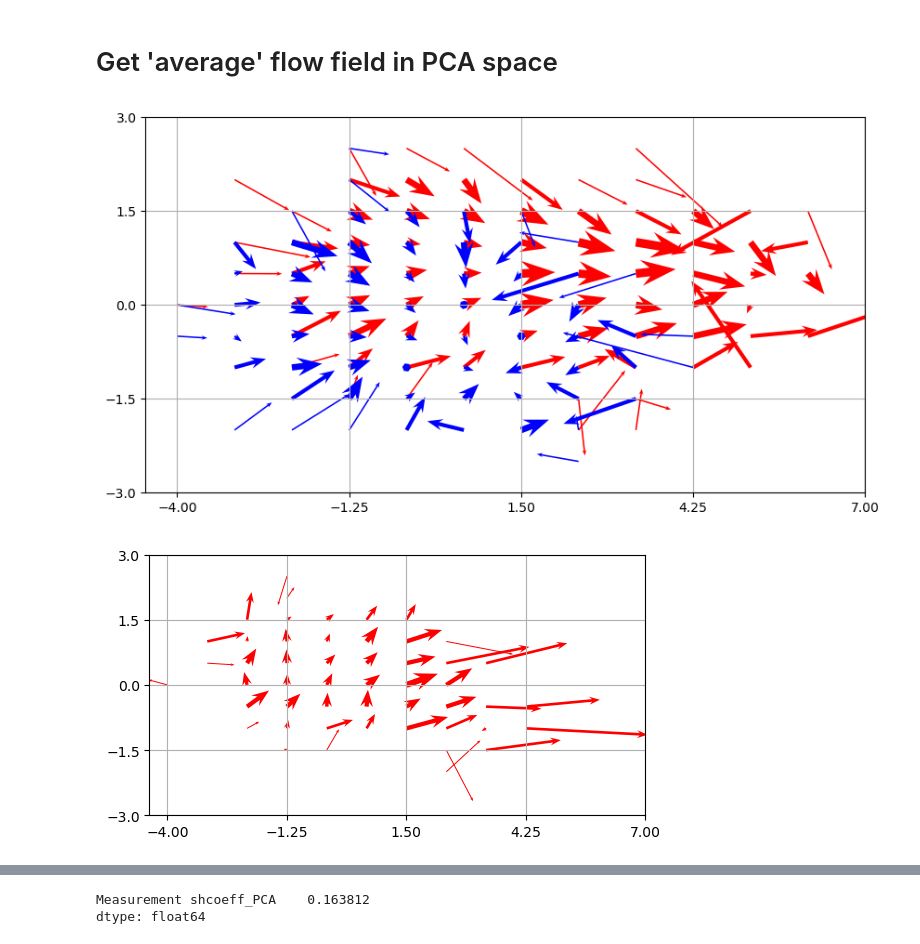
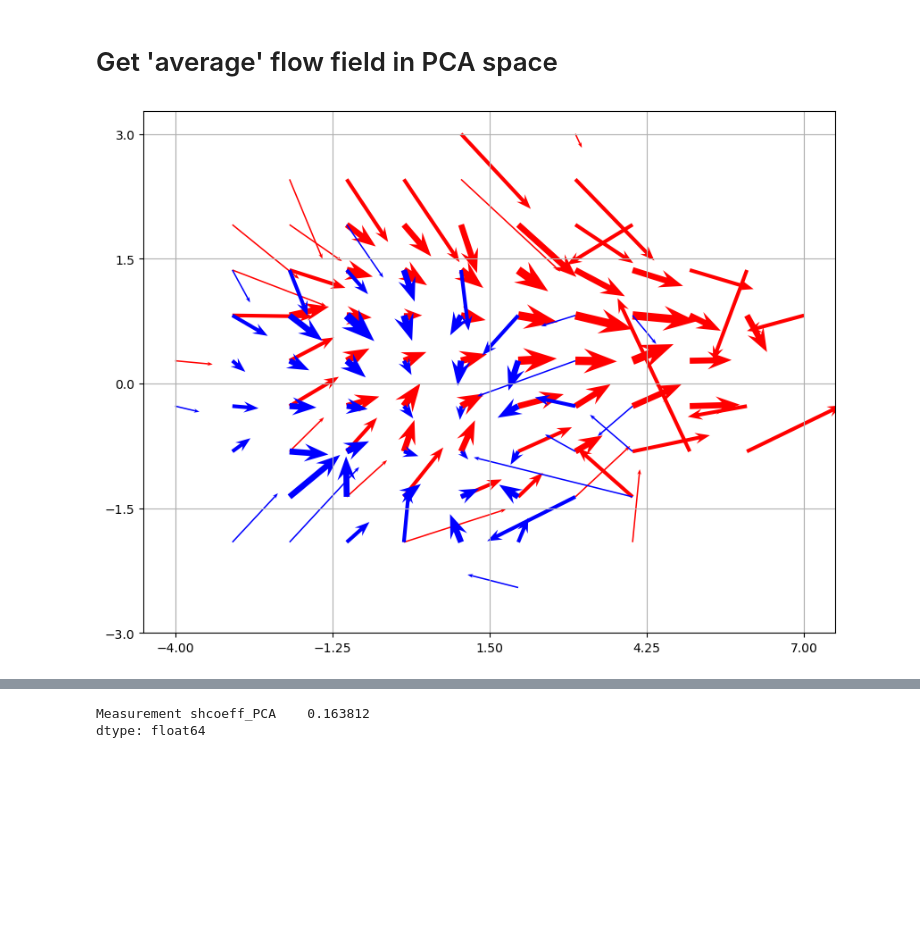
Before and after one commit to xies/mouse_skin_size_control, a Jupyter notebook: differentiation_analysis/morphometrics/visualize_PCA_space.ipynb, the cells around one changed output, grey strips where cells are left out. Drawn from its saved outputs; the diff is of its cells as text; code cells hidden in the pictures; blank space fills up the shorter version.

Commit message:
updates for figures

```diff
--- a/differentiation_analysis/morphometrics/visualize_PCA_space.ipynb
+++ b/differentiation_analysis/morphometrics/visualize_PCA_space.ipynb
@@ -247,54 +336,53 @@ fate_known = basals[basals['Fate known','Meta']]
 born_and_fate_known = fate_known[fate_known['Born','Meta']]
 will_divide = fate_known[fate_known['Will divide','Meta']]
 will_diff = fate_known[fate_known['Will differentiate','Meta']]
 
 # Get grid
 
 k = 0; k_name = f'PC{k}'; k_fieldname=f'shcoeff_{k_name}';
 l = 5; l_name = f'PC{l}'; l_fieldname=f'shcoeff_{l_name}';
 
-Xlim = [-4,7]; Nx = 13
-Ylim = [-3,3]; Ny = 13
+Xlim = [-4,7]; Nx = 12
+Ylim = [-3,3]; Ny = 12
 Xgrid = np.linspace(-4,7,5)
 Ygrid = np.linspace(-3,3,5)
 
 plt.figure(figsize=(10,10))
 
 df_ = will_divide.droplevel(axis=1,level=1)[[k_fieldname,l_fieldname]]
 XX,YY,UU,VV,NN = plot_trajectory_as_streamlines(df_,k_fieldname,l_fieldname,
                                x_bin_edges=Xlim,y_bin_edges=Ylim,Nx=Nx,Ny=Ny)
-# plt.quiver(XX,YY,UU,VV,scale=12,color='r',headwidth=5)
-quiver_n(XX, YY, UU, VV, NN, 2, ax=None, nbins=4,color='r',headaxislength=3)
+# plt.quiver(XX,YY,UU,VV,scale=20,color='r',headwidth=5)
+quiver_n(XX, YY, UU, VV, NN, 1.5, ax=None, nbins=4,color='r',headaxislength=3)
 
 df_ = will_diff.droplevel(axis=1,level=1)[[k_fieldname,l_fieldname]]
 XX,YY,UU,VV,NN = plot_trajectory_as_streamlines(df_,k_fieldname,l_fieldname,
                                x_bin_edges=Xlim,y_bin_edges=Ylim,Nx=Nx,Ny=Ny)
-# plt.quiver(XX,YY,UU,VV,scale=12,color='b',headwidth=5)
-quiver_n(XX, YY, UU, VV, NN, 2, ax=None, nbins=4,color='b',headaxislength=3)
-plt.gca().set_aspect('equal', 'box')
+# plt.quiver(XX,YY,UU,VV,scale=20,color='b',headwidth=5)
+quiver_n(XX, YY, UU, VV, NN, 1.5, ax=None, nbins=4,color='b',headaxislength=3)
+plt.gca().set_aspect(157/108)
 plt.gca().set_xticks(Xgrid);plt.gca().set_yticks(Ygrid)
 plt.grid('both')
 
 plt.savefig(f'/Users/xies/Library/CloudStorage/OneDrive-Stanford/Skin/Mesa et al/Lineage models/Morphospace/pc{k}_pc{l}_quiver.svg')
 
 
-plt.figure()
-df_ = will_divide.droplevel(axis=1,level=1)[[k_fieldname,l_fieldname]]
-XX,YY,UU,VV,NN = plot_trajectory_as_streamlines(df_,k_fieldname,l_fieldname,
-                               x_bin_edges=Xlim,y_bin_edges=Ylim,Nx=Nx,Ny=Ny)
-df_ = will_diff.droplevel(axis=1,level=1)[[k_fieldname,l_fieldname]]
-XX,YY,UU_,VV_,NN_ = plot_trajectory_as_streamlines(df_,k_fieldname,l_fieldname,
-                               x_bin_edges=Xlim,y_bin_edges=Ylim,Nx=Nx,Ny=Ny)
-quiver_n(XX, YY, UU-UU_, VV-VV_, np.minimum(NN,NN_), 2, ax=None, nbins=4,color='r',headaxislength=3)
+# plt.figure()
+# df_ = will_divide.droplevel(axis=1,level=1)[[k_fieldname,l_fieldname]]
+# XX,YY,UU,VV,NN = plot_trajectory_as_streamlines(df_,k_fieldname,l_fieldname,
+#                                x_bin_edges=Xlim,y_bin_edges=Ylim,Nx=Nx,Ny=Ny)
+# df_ = will_diff.droplevel(axis=1,level=1)[[k_fieldname,l_fieldname]]
+# XX,YY,UU_,VV_,NN_ = plot_trajectory_as_streamlines(df_,k_fieldname,l_fieldname,
+#                                x_bin_edges=Xlim,y_bin_edges=Ylim,Nx=Nx,Ny=Ny)
+# quiver_n(XX, YY, UU-UU_, VV-VV_, np.minimum(NN,NN_), 2, ax=None, nbins=4,color='r',headaxislength=3)
 
-plt.gca().set_aspect('equal', 'box')
-plt.gca().set_xticks(Xgrid);plt.gca().set_yticks(Ygrid)
-plt.grid('both')
+# plt.gca().set_aspect('equal', 'box')
+# plt.gca().set_xticks(Xgrid);plt.gca().set_yticks(Ygrid)
+# plt.grid('both')
 
-plt.savefig(f'/Users/xies/Library/CloudStorage/OneDrive-Stanford/Skin/Mesa et al/Lineage models/Morphospace/diff_pc{k}_pc{l}_quiver.svg')
+# plt.savefig(f'/Users/xies/Library/CloudStorage/OneDrive-Stanford/Skin/Mesa et al/Lineage models/Morphospace/diff_pc{k}_pc{l}_quiver.svg')
 # %% [output]
-[figure, old version]
+[figure, new version]
-[figure, removed]
 # %%
 mothers = basals[~np.isnan(basals['Num daughter differentiated','Meta'])]
 will_diff = mothers[mothers['At least one daughter differentiated','Meta'] == True]
```
Also changed, not shown: parts of 9 cells of this notebook, 6 other files.
